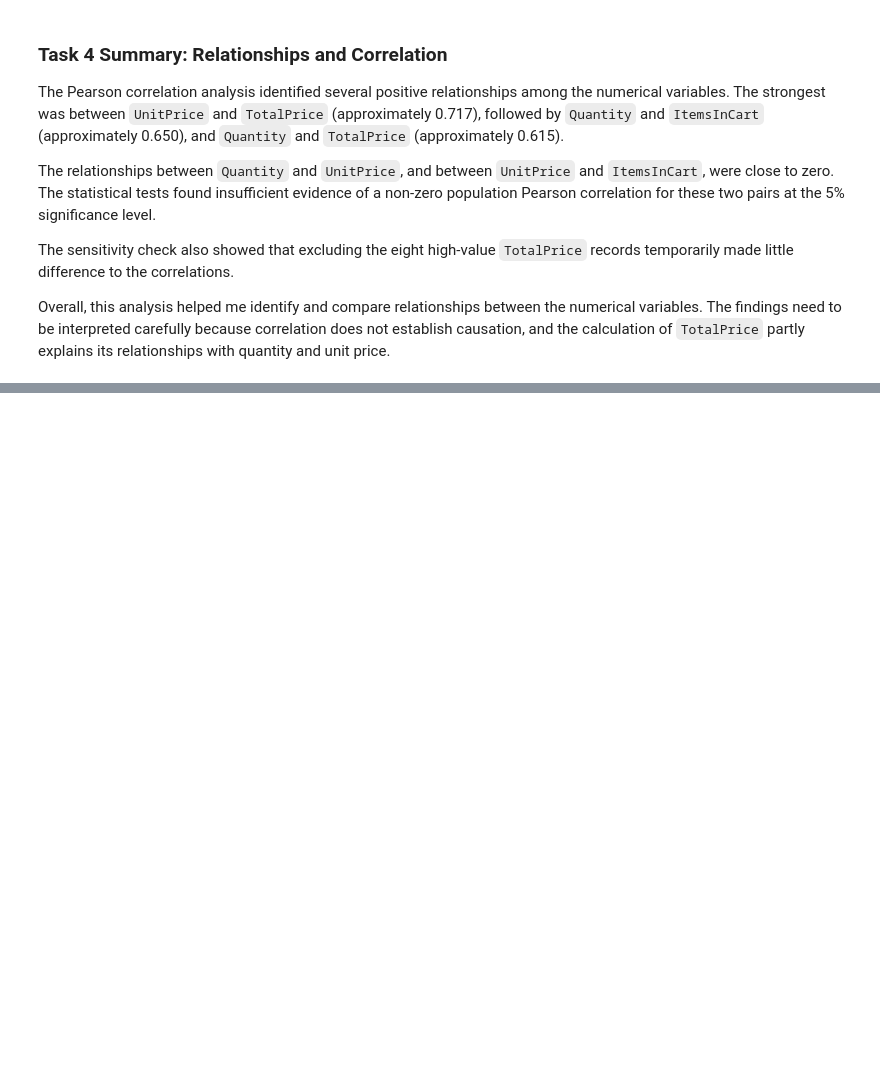
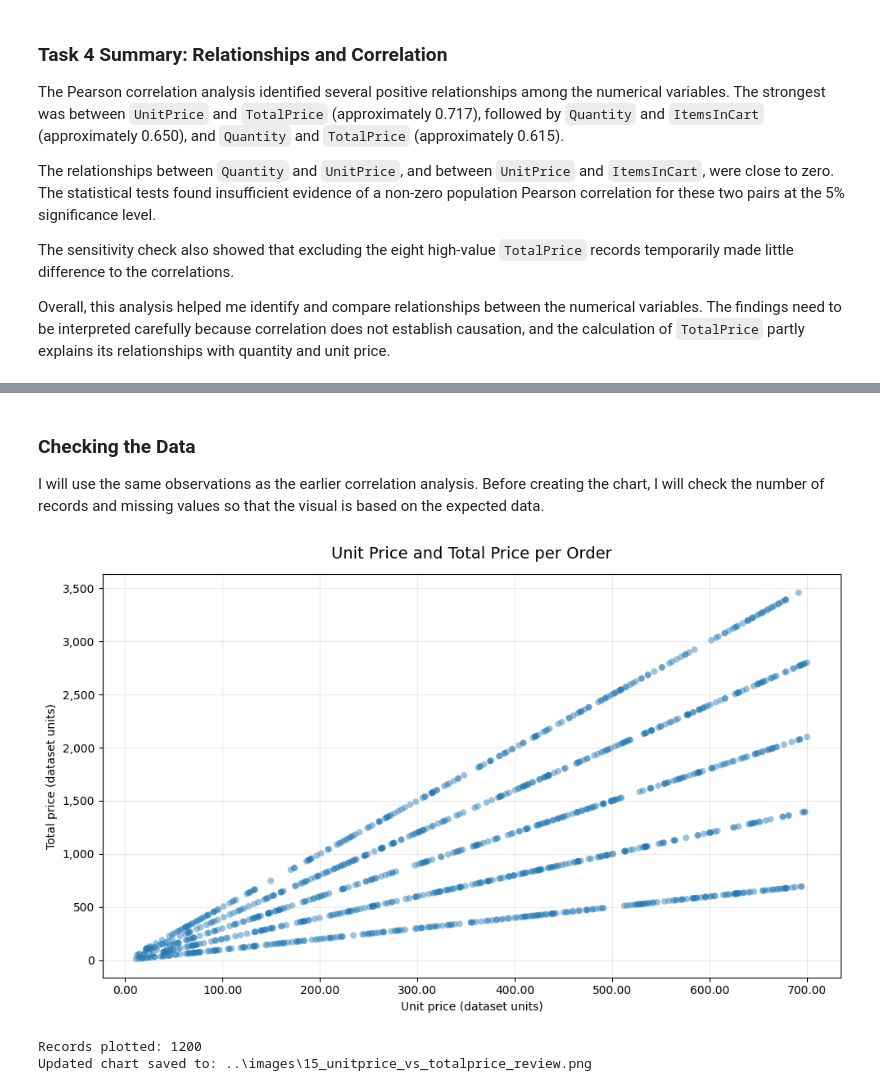
Before and after one commit to francisparwez/exploratory-data-analysis, a Jupyter notebook: notebooks/exploratory_data_analysis.ipynb, the cells around one changed output, grey strips where cells are left out. Saved outputs shown, nothing was run; the diff lists cells and outputs as text; code cells hidden in the pictures; blank space fills up the shorter version.

```diff
--- a/notebooks/exploratory_data_analysis.ipynb
+++ b/notebooks/exploratory_data_analysis.ipynb
@@ -2366,0 +2904,12 @@ Overall, this analysis helped me identify and compare relationships between the
+# %%
+# Select the two variables used in this chart
+scatter_data = correlation_df[
+    ["UnitPrice", "TotalPrice", "Quantity"]
+].copy()
+
+print("Records available:", len(scatter_data))
+print("\nMissing values:")
+display(scatter_data.isnull().sum().to_frame("Missing Values"))
+
+print("\nSummary of the variables:")
+display(scatter_data[["UnitPrice", "TotalPrice"]].describe().round(2))
@@ -2366,0 +2934,64 @@ Overall, this analysis helped me identify and compare relationships between the
+# %% [markdown]
+### Checking the Data
+
+I will use the same observations as the earlier correlation analysis. Before creating the chart, I will check the number of records and missing values so that the visual is based on the expected data.
+# %%
+from pathlib import Path
+import matplotlib.pyplot as plt
+from matplotlib.ticker import StrMethodFormatter
+
+# Keep the revised chart separate from the original
+images_folder = Path("../images")
+images_folder.mkdir(parents=True, exist_ok=True)
+
+# Use complete records for the two plotted variables
+plot_data = scatter_data.dropna(
+    subset=["UnitPrice", "TotalPrice"]
+)
+
+fig, ax = plt.subplots(figsize=(10, 6))
+
+ax.scatter(
+    plot_data["UnitPrice"],
+    plot_data["TotalPrice"],
+    alpha=0.45,
+    s=32,
+    edgecolors="none"
+)
+
+ax.set_title(
+    "Unit Price and Total Price per Order",
+    fontsize=14,
+    pad=14
+)
+ax.set_xlabel("Unit price (dataset units)")
+ax.set_ylabel("Total price (dataset units)")
+
+ax.xaxis.set_major_formatter(
+    StrMethodFormatter("{x:,.2f}")
+)
+ax.yaxis.set_major_formatter(
+    StrMethodFormatter("{x:,.0f}")
+)
+
+ax.grid(True, alpha=0.25)
+fig.tight_layout()
+
+scatter_chart_path = (
+    images_folder / "15_unitprice_vs_totalprice_review.png"
+)
+
+fig.savefig(
+    scatter_chart_path,
+    dpi=300,
+    bbox_inches="tight"
+)
+
+plt.show()
+
+print("Records plotted:", len(plot_data))
+print("Updated chart saved to:", scatter_chart_path)
+# %% [output]
+[figure, added]
+Records plotted: 1200
+Updated chart saved to: ..\images\15_unitprice_vs_totalprice_review.png
```
Also changed, not shown: parts of 48 cells of this notebook, 9 other files.
